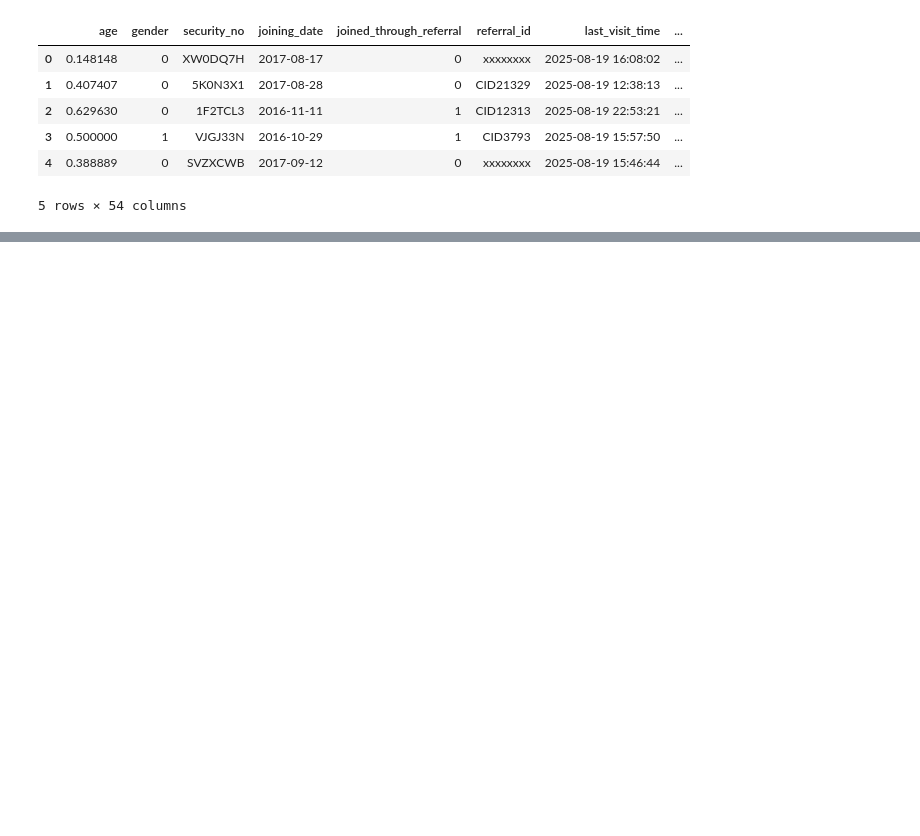
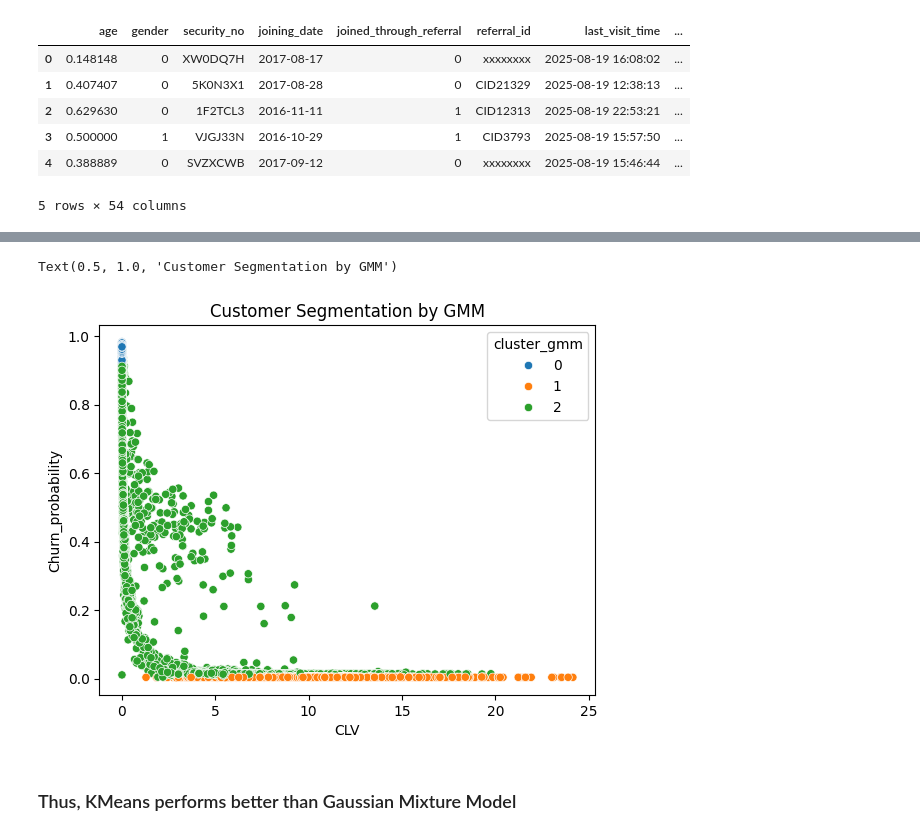
Before and after one commit to akshatsinha2027/Customer-360, a Jupyter notebook: Customer Clustering.ipynb, the cells around one changed output, grey strips where cells are left out. Cells and saved outputs as stored; diff of their text form; code cells hidden in the pictures; blank space fills up the shorter version.

```diff
--- a/Customer Clustering.ipynb
+++ b/Customer Clustering.ipynb
@@ -18,0 +72,4 @@ x_cluster=df_cluster[['CLV','Churn_probability','avg_transaction_value','api_cal
+# %%
+from sklearn.mixture import GaussianMixture
+gmm=GaussianMixture(n_components=3,random_state=42)
+df_cluster['cluster_gmm']=gmm.fit_predict(x_cluster)
@@ -18,0 +85,8 @@ x_cluster=df_cluster[['CLV','Churn_probability','avg_transaction_value','api_cal
+# %%
+sns.scatterplot(x=df_cluster['CLV'],y=df_cluster['Churn_probability'],hue=df_cluster['cluster_gmm'],palette='tab10')
+plt.title("Customer Segmentation by GMM")
+# %% [output]
+Text(0.5, 1.0, 'Customer Segmentation by GMM')
+[figure, added]
+# %% [markdown]
+### Thus, KMeans performs better than Gaussian Mixture Model
```
Also changed, not shown: parts of 13 cells of this notebook.
